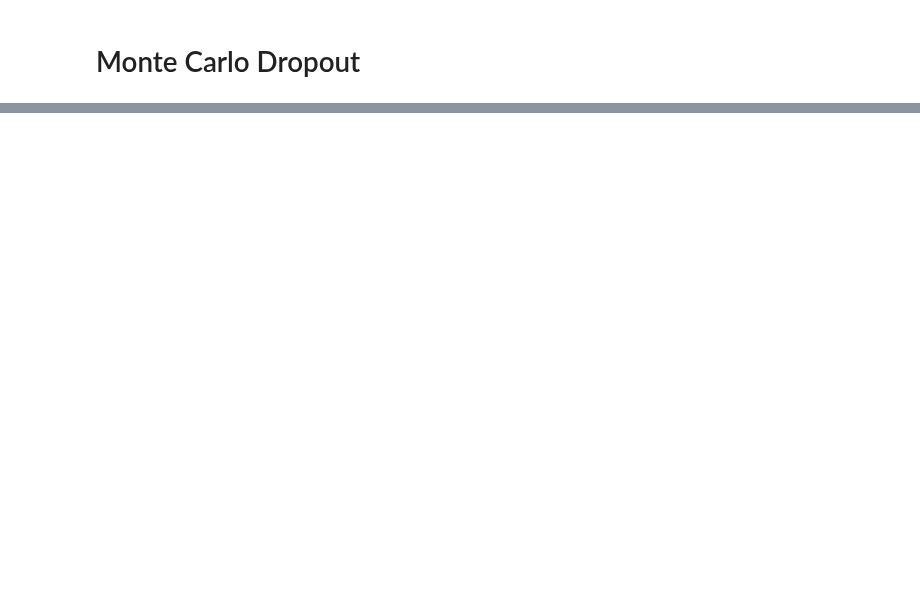
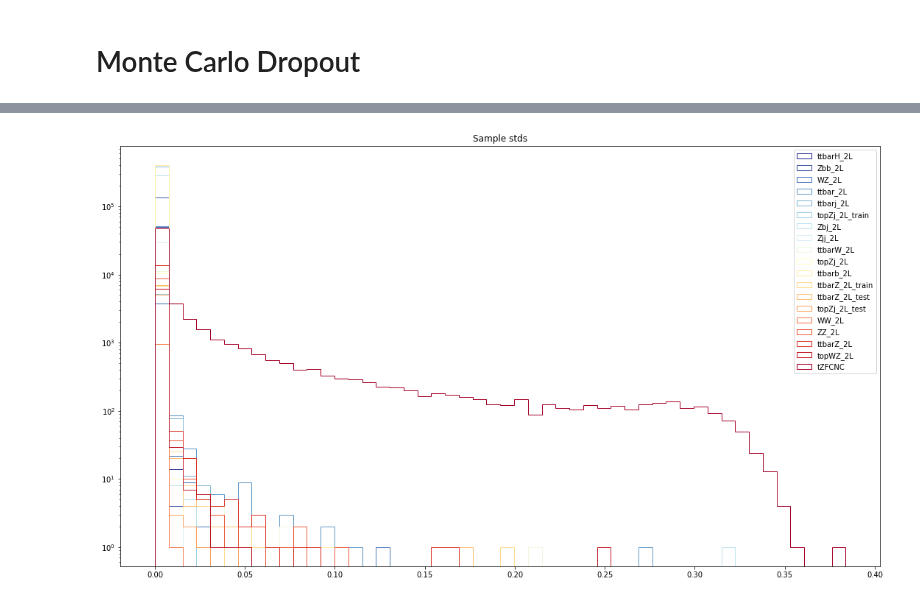
Before and after one commit to GilbertoCunha/LHC-VLQ-Classifier, a Jupyter notebook: Bkgd-Signal-Classifier/Classifier.ipynb, the cells around one changed output, grey strips where cells are left out. Drawn from its saved outputs; the diff is of its cells as text; code cells hidden in the pictures; blank space fills up the shorter version.

```diff
--- a/Bkgd-Signal-Classifier/Classifier.ipynb
+++ b/Bkgd-Signal-Classifier/Classifier.ipynb
@@ -267,0 +306,24 @@ plt.show()
+# %%
+## MCDropout by sample
+sample_list = glob("Data/dileptonic/*.csv")
+sample_list += glob("Data/FCNC/*.h5")
+sample_list = [s.split('/')[-1].split('.')[0] for s in sample_list]
+# %%
+sample_dict = {sample: (mc_means[test_samples==sample], mc_stds[test_samples==sample]) for sample in sample_list}
+# %%
+from cycler import cycler
+
+colors = [plt.cm.get_cmap('RdYlBu_r')(i) for i in np.linspace(0, 1, len(sample_dict))]
+
+plt.title("Sample stds")
+plt.gcf().set_size_inches(18.5, 10.5)
+plt.gca().set_prop_cycle(cycler('color', colors))
+
+for sample in sample_dict:
+    plt.hist(sample_dict[sample][1], bins=50, range=hist_range, histtype="step", label=sample)
+
+plt.yscale("log")
+plt.legend()
+plt.show()
+# %% [output]
+[figure, added]
```
Also changed, not shown: parts of 15 cells of this notebook, 1 other file.
